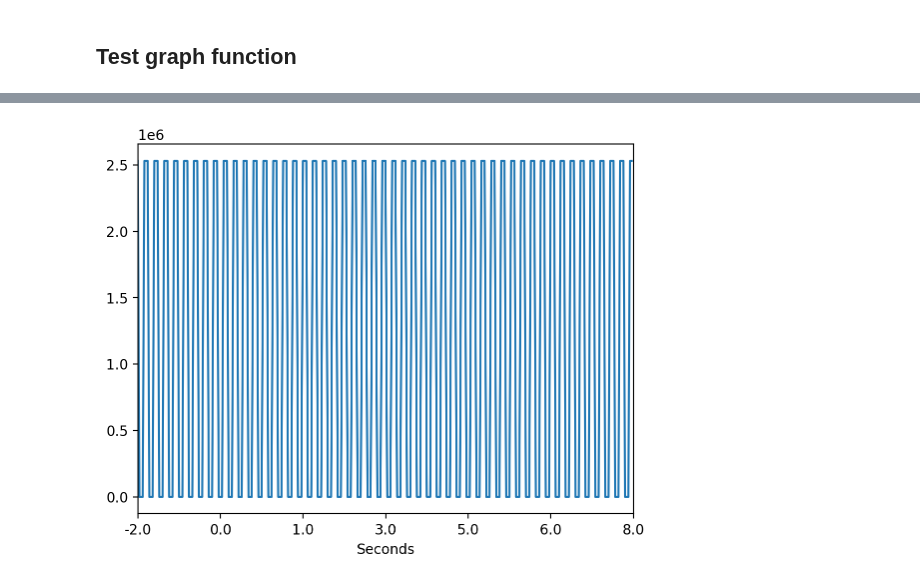
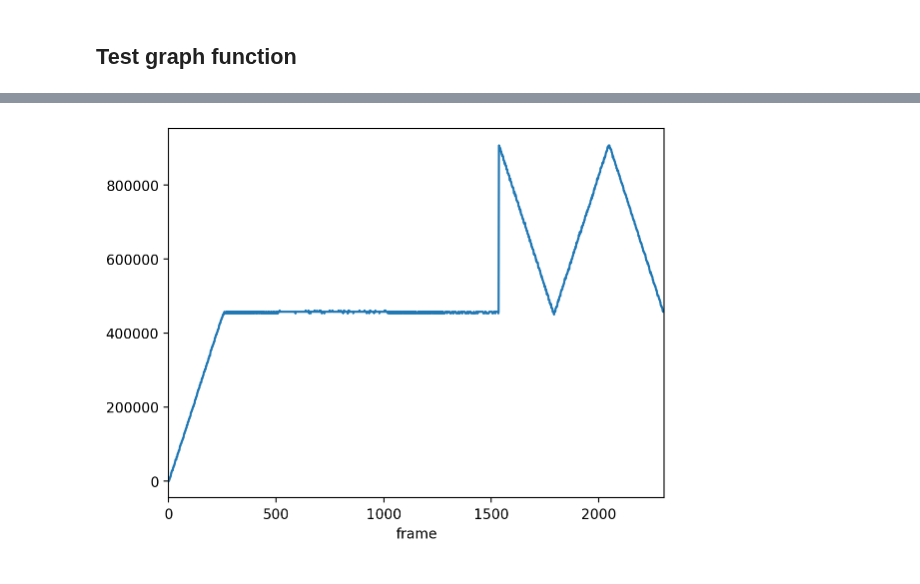
Before and after one commit to dream-team-nadia-woody/epilator, a Jupyter notebook: graph_testing.ipynb, the cells around one changed output, grey strips where cells are left out. Saved outputs shown, nothing was run; the diff lists cells and outputs as text; code cells hidden in the pictures.

Commit message:
more video stuffs

```diff
--- a/graph_testing.ipynb
+++ b/graph_testing.ipynb
@@ -15,5 +16,4 @@ warnings.simplefilter("ignore")
 %config InlineBackend.figure_format = 'retina'
 # %%
 reload(v)
-df = v.get_vid_df('videos/black_white_flash.mp4')
-df.iloc[0:100]
+df = v.get_vid_df('videos/Color Fade.mp4')
@@ -55,6 +44,6 @@ df.index.levels[0].shape
 # %%
 reload(g)
-g.graph_frames(df, 'value', lambda gb, key: gb[key].sum())
+g.graph_frames(df, 'lightness', lambda gb, key: gb[key].sum(),by_seconds=False)
 plt.show()
 # %% [output]
-[figure, old version]
+[figure, new version]
```
Also changed, not shown: parts of 7 cells of this notebook, 3 other files.
